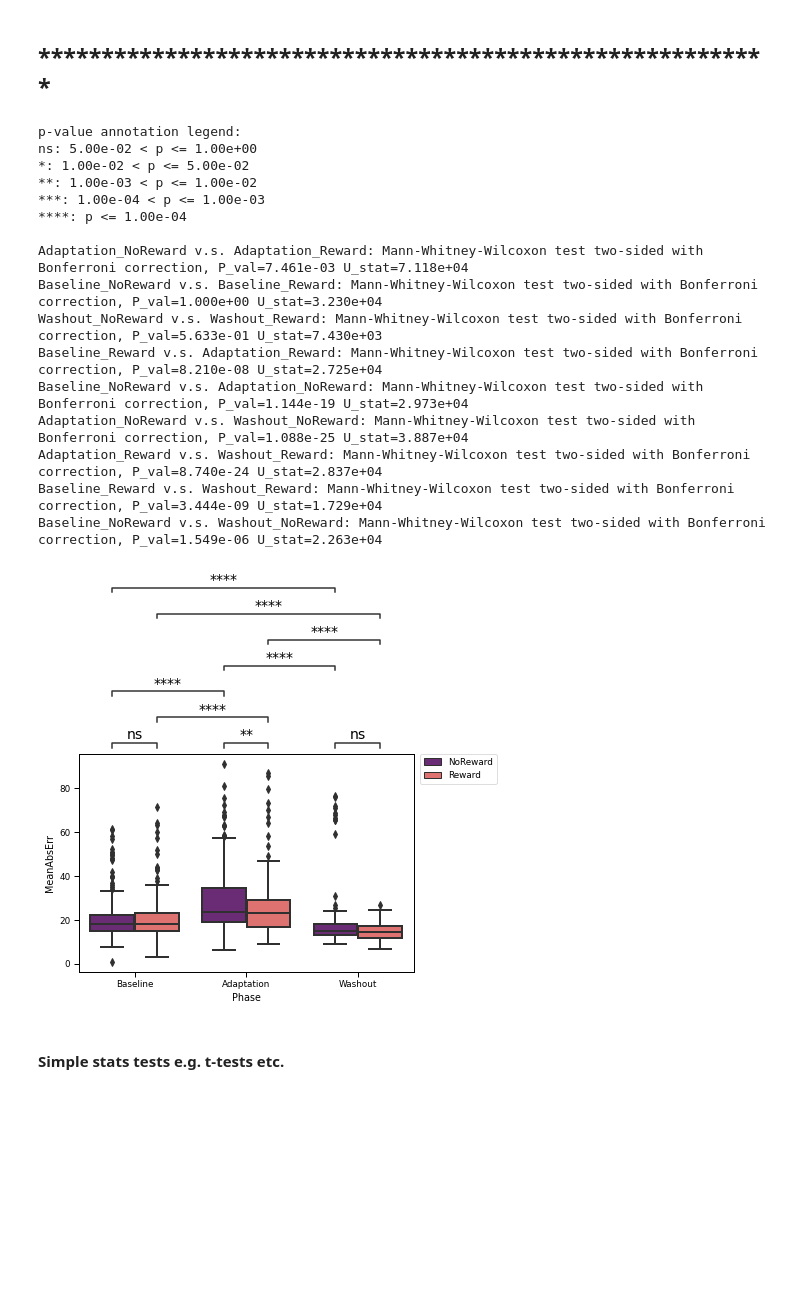
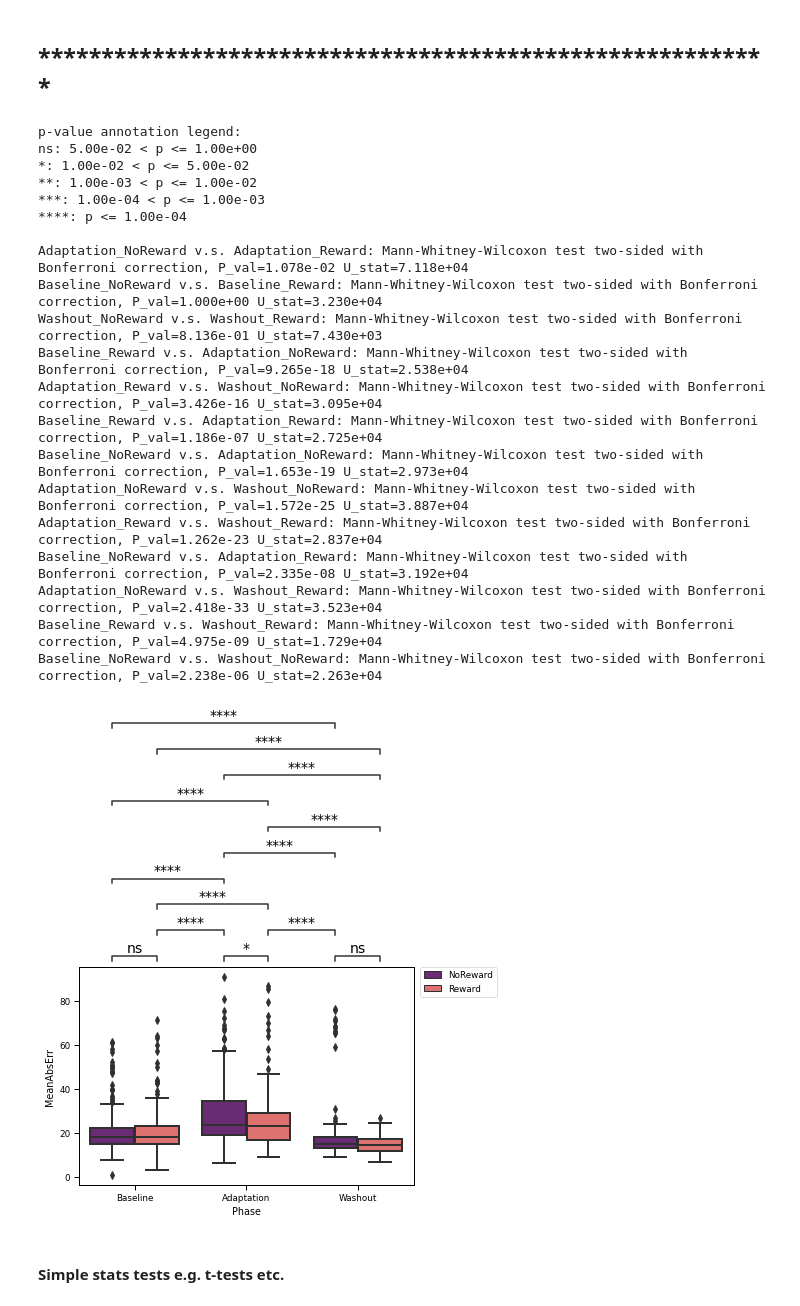
Before and after one commit to DiarKarim/SubEscape, a Jupyter notebook: SubEscape_Data_Analysis/SubEsc_Analysis.ipynb, the cells around one changed output. Drawn from its saved outputs; the diff is of its cells as text; code cells hidden in the pictures; blank space fills up the shorter version.

```diff
--- a/SubEscape_Data_Analysis/SubEsc_Analysis.ipynb
+++ b/SubEscape_Data_Analysis/SubEsc_Analysis.ipynb
@@ -42,10 +45,10 @@ sns.set_context("paper", rc = paper_rc)
 import os
 path = os.getcwd() + "/"
 print(path)
-path2Figures = path + '/Figure/'
+path2Figures = path + 'Figure/'
 print(path2Figures)
 
-path = "C:/Users/PC/Documents/Projects/Github/SubEscape/SubEscape_Data_Analysis/"
-path2Figures = "C:/Users/PC/Documents/Projects/Github/SubEscape/SubEscape_Data_Analysis/Figure/"
+# path = "C:/Users/PC/Documents/Projects/Github/SubEscape/SubEscape_Data_Analysis/"
+# path2Figures = "C:/Users/PC/Documents/Projects/Github/SubEscape/SubEscape_Data_Analysis/Figure/"
 # %% [output]
 C:\Users\PC\Documents\Projects\Github\SubEscape\SubEscape_Data_Analysis/
@@ -1336,42 +1444,50 @@ box_pairs=[(("Baseline", "Reward"), ("Baseline", "NoReward")),
            (("Adaptation", "Reward"), ("Adaptation", "NoReward")),
            (("Washout", "Reward"), ("Washout", "NoReward")),
            (("Baseline", "Reward"), ("Adaptation", "Reward")),
+           (("Baseline", "Reward"), ("Adaptation", "NoReward")),
+           (("Baseline", "NoReward"), ("Adaptation", "Reward")),
+           (("Adaptation", "Reward"), ("Washout", "NoReward")),
+           (("Adaptation", "NoReward"), ("Washout", "Reward")),
            (("Baseline", "Reward"), ("Washout", "Reward")),
            (("Adaptation", "Reward"), ("Washout", "Reward")),
            (("Baseline", "NoReward"), ("Adaptation", "NoReward")),
            (("Baseline", "NoReward"), ("Washout", "NoReward")),
            (("Adaptation", "NoReward"), ("Washout", "NoReward")),
           ]
 
 ax = sns.boxplot(x='Phase', y='MeanAbsErr', hue='Group', data=df, palette='magma')
 
 # ax = sns.barplot(x='group', y='MeanAbsErr', hue='trial',palette='magma', data=MeanAbsErrDF)
 # ax = sns.barplot(data=MeanAbsErrDF, x=x, y=y, hue=hue, palette='magma')
 plt.legend(bbox_to_anchor=(1.02, 1), loc='upper left', borderaxespad=0)
 
 test_results = add_stat_annotation(ax, data=df, x='Phase', y='MeanAbsErr', hue='Group', box_pairs=box_pairs,
                                    test='Mann-Whitney', text_format='star',
                                    loc='outside', verbose=2, fontsize=14)
 
 plt.savefig(path2Figures + 'All_Phases_' + str(time.time())[-1-5:-1] + '_.png', dpi=600, bbox_inches='tight')
 # %% [output]
 p-value annotation legend:
 ns: 5.00e-02 < p <= 1.00e+00
 *: 1.00e-02 < p <= 5.00e-02
 **: 1.00e-03 < p <= 1.00e-02
 ***: 1.00e-04 < p <= 1.00e-03
 ****: p <= 1.00e-04
 
-Adaptation_NoReward v.s. Adaptation_Reward: Mann-Whitney-Wilcoxon test two-sided with Bonferroni correction, P_val=7.461e-03 U_stat=7.118e+04
+Adaptation_NoReward v.s. Adaptation_Reward: Mann-Whitney-Wilcoxon test two-sided with Bonferroni correction, P_val=1.078e-02 U_stat=7.118e+04
 Baseline_NoReward v.s. Baseline_Reward: Mann-Whitney-Wilcoxon test two-sided with Bonferroni correction, P_val=1.000e+00 U_stat=3.230e+04
-Washout_NoReward v.s. Washout_Reward: Mann-Whitney-Wilcoxon test two-sided with Bonferroni correction, P_val=5.633e-01 U_stat=7.430e+03
-Baseline_Reward v.s. Adaptation_Reward: Mann-Whitney-Wilcoxon test two-sided with Bonferroni correction, P_val=8.210e-08 U_stat=2.725e+04
-Baseline_NoReward v.s. Adaptation_NoReward: Mann-Whitney-Wilcoxon test two-sided with Bonferroni correction, P_val=1.144e-19 U_stat=2.973e+04
-Adaptation_NoReward v.s. Washout_NoReward: Mann-Whitney-Wilcoxon test two-sided with Bonferroni correction, P_val=1.088e-25 U_stat=3.887e+04
-Adaptation_Reward v.s. Washout_Reward: Mann-Whitney-Wilcoxon test two-sided with Bonferroni correction, P_val=8.740e-24 U_stat=2.837e+04
-Baseline_Reward v.s. Washout_Reward: Mann-Whitney-Wilcoxon test two-sided with Bonferroni correction, P_val=3.444e-09 U_stat=1.729e+04
-Baseline_NoReward v.s. Washout_NoReward: Mann-Whitney-Wilcoxon test two-sided with Bonferroni correction, P_val=1.549e-06 U_stat=2.263e+04
+Washout_NoReward v.s. Washout_Reward: Mann-Whitney-Wilcoxon test two-sided with Bonferroni correction, P_val=8.136e-01 U_stat=7.430e+03
+Baseline_Reward v.s. Adaptation_NoReward: Mann-Whitney-Wilcoxon test two-sided with Bonferroni correction, P_val=9.265e-18 U_stat=2.538e+04
+Adaptation_Reward v.s. Washout_NoReward: Mann-Whitney-Wilcoxon test two-sided with Bonferroni correction, P_val=3.426e-16 U_stat=3.095e+04
+Baseline_Reward v.s. Adaptation_Reward: Mann-Whitney-Wilcoxon test two-sided with Bonferroni correction, P_val=1.186e-07 U_stat=2.725e+04
+Baseline_NoReward v.s. Adaptation_NoReward: Mann-Whitney-Wilcoxon test two-sided with Bonferroni correction, P_val=1.653e-19 U_stat=2.973e+04
+Adaptation_NoReward v.s. Washout_NoReward: Mann-Whitney-Wilcoxon test two-sided with Bonferroni correction, P_val=1.572e-25 U_stat=3.887e+04
+Adaptation_Reward v.s. Washout_Reward: Mann-Whitney-Wilcoxon test two-sided with Bonferroni correction, P_val=1.262e-23 U_stat=2.837e+04
+Baseline_NoReward v.s. Adaptation_Reward: Mann-Whitney-Wilcoxon test two-sided with Bonferroni correction, P_val=2.335e-08 U_stat=3.192e+04
+Adaptation_NoReward v.s. Washout_Reward: Mann-Whitney-Wilcoxon test two-sided with Bonferroni correction, P_val=2.418e-33 U_stat=3.523e+04
+Baseline_Reward v.s. Washout_Reward: Mann-Whitney-Wilcoxon test two-sided with Bonferroni correction, P_val=4.975e-09 U_stat=1.729e+04
+Baseline_NoReward v.s. Washout_NoReward: Mann-Whitney-Wilcoxon test two-sided with Bonferroni correction, P_val=2.238e-06 U_stat=2.263e+04
-[figure, old version]
+[figure, new version]
 # %% [markdown]
 #### Simple stats tests e.g. t-tests etc.
 # %%
```
Also changed, not shown: parts of 21 cells of this notebook, 50 other files.
